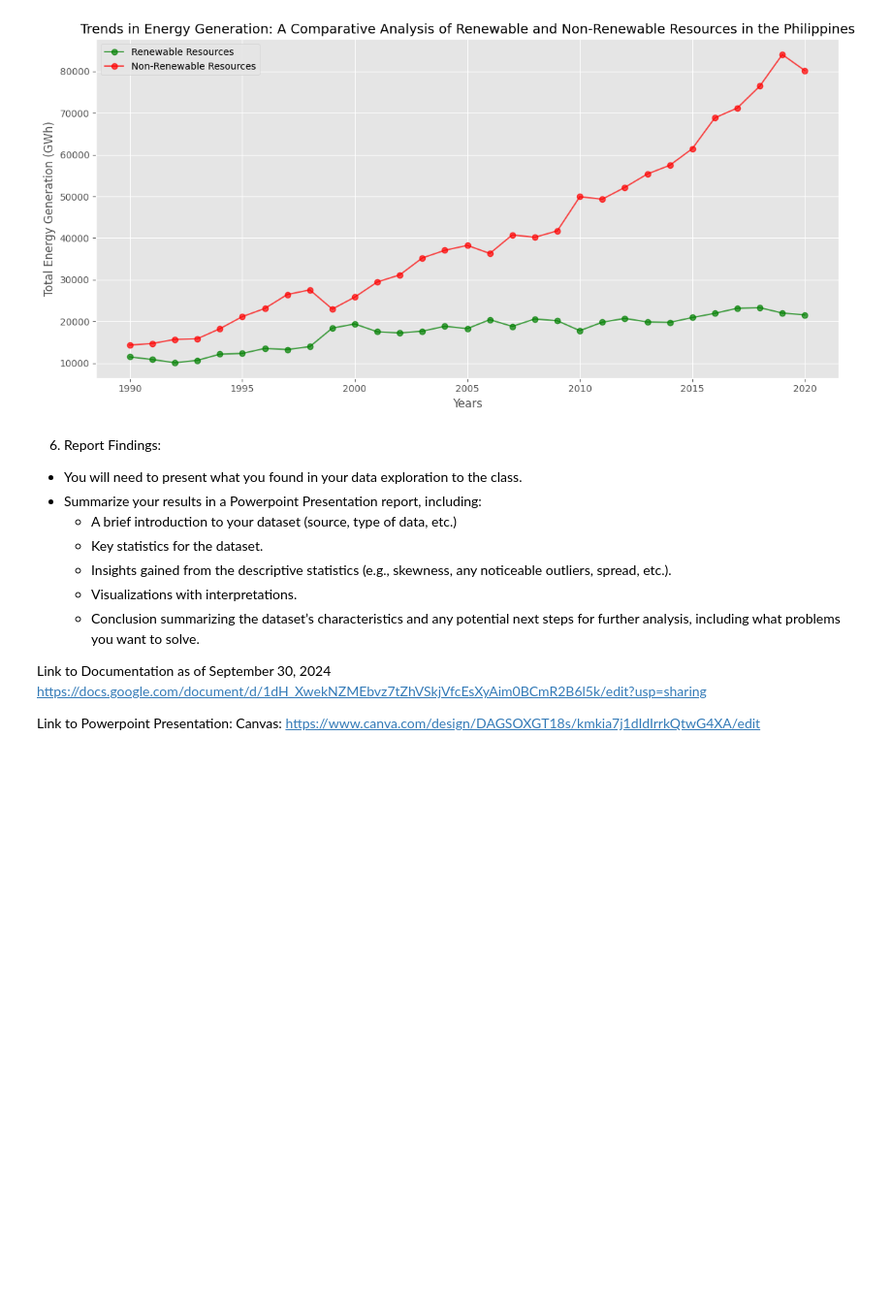
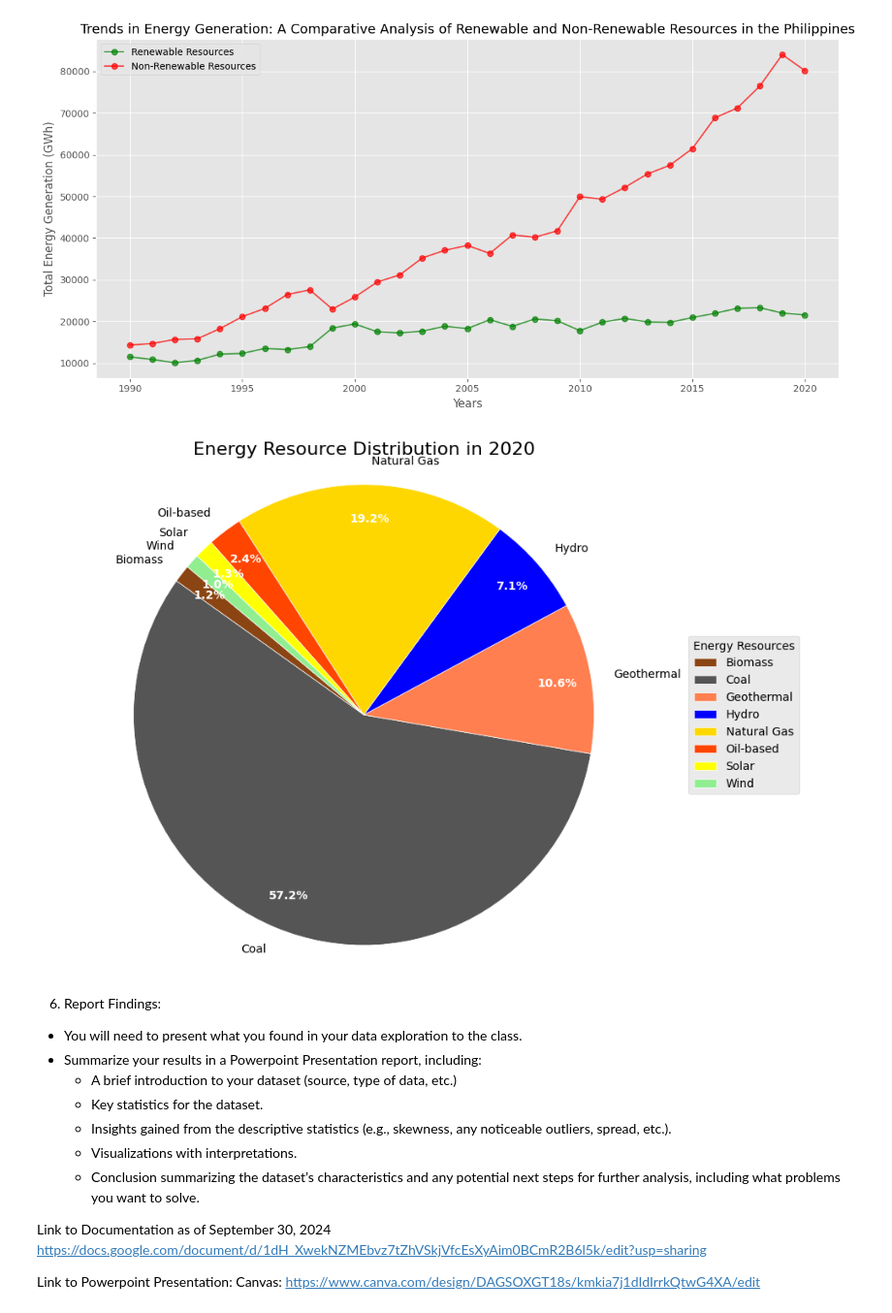
Before and after one commit to PTMAbellana/MidtermActivity, a Jupyter notebook: data_exploration.ipynb, the cells around one changed output. Shown at 97% size. Saved outputs shown, nothing was run; the diff lists cells and outputs as text; code cells hidden in the pictures; blank space fills up the shorter version.

Commit message:
added a pie chart for year 2020

```diff
--- a/data_exploration.ipynb
+++ b/data_exploration.ipynb
@@ -118,6 +120,21 @@ Grand Total    58401.548387
 - Plot histograms and box plots to visualize the distribution of the data.
 - Generate correlation matrices or heatmaps to observe relationships between variables (optional but encouraged).
 # %%
+df = pd.read_csv('PowerGeneration.csv')
+print(df.head(10))
+for column in df.columns[1:]:
+    df[column] = df[column].replace(',', '', regex=True).astype(float)
+
+missing_values = df.isnull().sum()
+print(missing_values)
+
+df.fillna(0, inplace=True)
+
+print(df.info())
+
+summary = df.describe()
+print(summary)
+
 #VISUAL REPRESENTATIONS
 
 # # Histograms for numerical variables
@@ -329,3 +320,51 @@ plt.show()
+# %%
+# fuel_columns = ['Biomass', 'Coal', 'Geothermal', 'Hydro', 'Natural Gas', 'Oil-based', 'Solar', 'Wind']
+
+# sns.pairplot(df[fuel_columns])
+
+# plt.suptitle('Pairwise Comparison of Energy Resources', y=1.02)
+
+# plt.show()
+
+# May not be necessary
+
+# Pie chart for 2020 (latest)
+data_2020 = df[df['Years'] == 2020].iloc[0, 1:-1]
+
+color_mapping = {
+    'Biomass': '#8B4513',
+    'Coal': '#555555',
+    'Geothermal': '#FF7F50',
+    'Hydro': '#0000FF',
+    'Natural Gas': '#FFD700',
+    'Oil-based': '#FF4500',
+    'Solar': '#FFFF00',
+    'Wind': '#90EE90'
+}
+
+colors = [color_mapping[resource] for resource in data_2020.index]
+
+plt.figure(figsize=(10, 8))
+wedges, texts, autotexts = plt.pie(
+    data_2020,
+    labels=data_2020.index,
+    autopct='%1.1f%%',
+    startangle=140,
+    pctdistance=0.85,
+    colors=colors,
+    wedgeprops=dict(edgecolor='w')
+)
+
+plt.legend(wedges, data_2020.index, title='Energy Resources', loc='center left', bbox_to_anchor=(1, 0, 0.5, 1))
+
+plt.setp(autotexts, size=10, weight='bold', color='white')
+plt.setp(texts, size=10)
+
+plt.title('Energy Resource Distribution in 2020', fontsize=16)
+plt.axis('equal')
+plt.show()
+# %% [output]
+[figure, added]
 # %% [markdown]
 6. Report Findings:
 - You will need to present what you found in your data exploration to the class.
```
Also changed, not shown: parts of 3 cells of this notebook.
